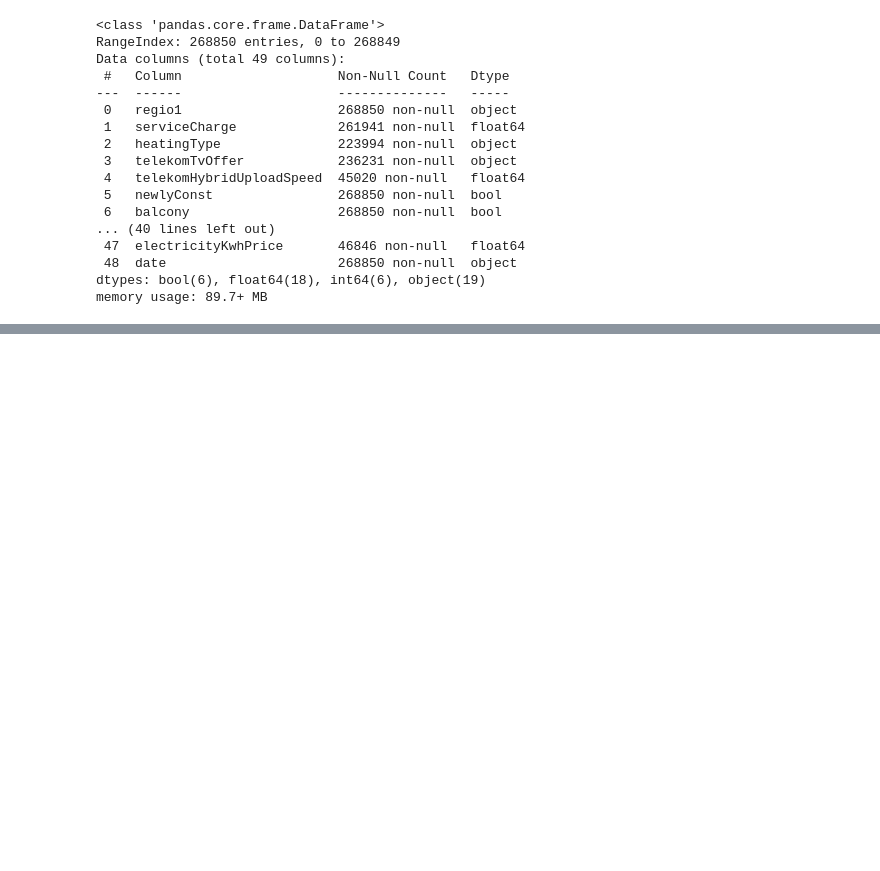
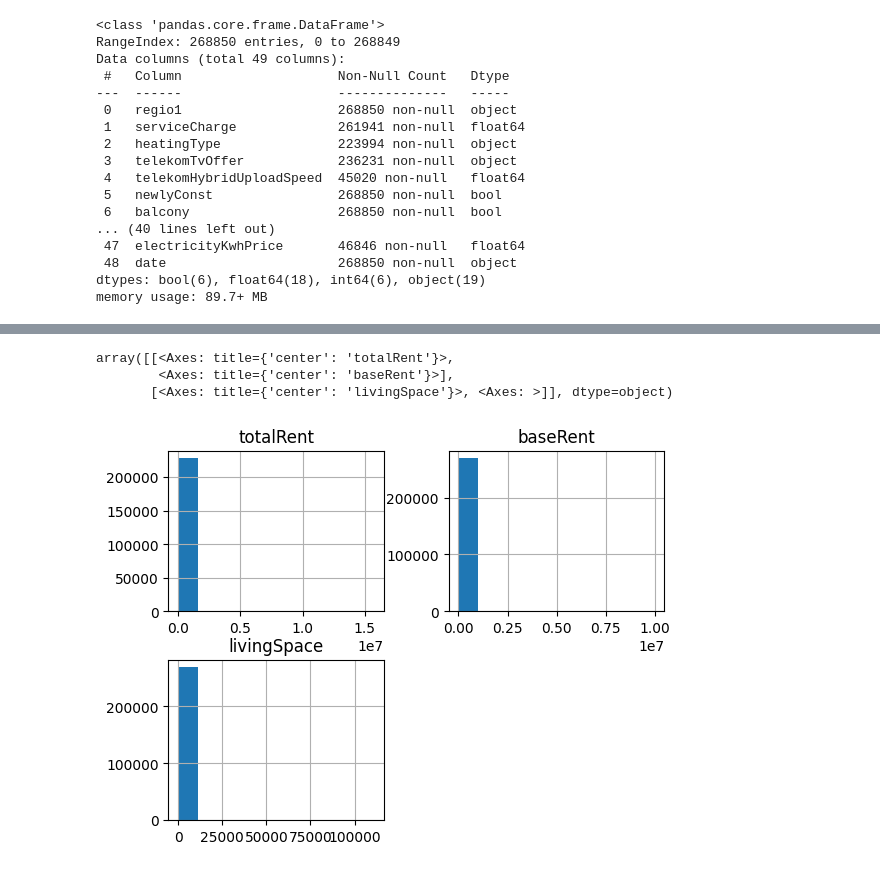
Before and after one commit to FilippKuzenkov/RealEstateAnalysis, a Jupyter notebook: cleaning/sample.ipynb, the cells around one changed output, grey strips where cells are left out. Cells and saved outputs as stored; diff of their text form; code cells hidden in the pictures; blank space fills up the shorter version.

```diff
--- a/cleaning/sample.ipynb
+++ b/cleaning/sample.ipynb
@@ -56,0 +111,9 @@ dtype: float64
+# %%
+dataset['condition'] = dataset['condition'].str.lower().str.strip()
+# %%
+dataset[['totalRent', 'baseRent', 'livingSpace']].hist()
+# %% [output]
+array([[<Axes: title={'center': 'totalRent'}>,
+        <Axes: title={'center': 'baseRent'}>],
+       [<Axes: title={'center': 'livingSpace'}>, <Axes: >]], dtype=object)
+[figure, added]
```
Also changed, not shown: parts of 11 cells of this notebook.
